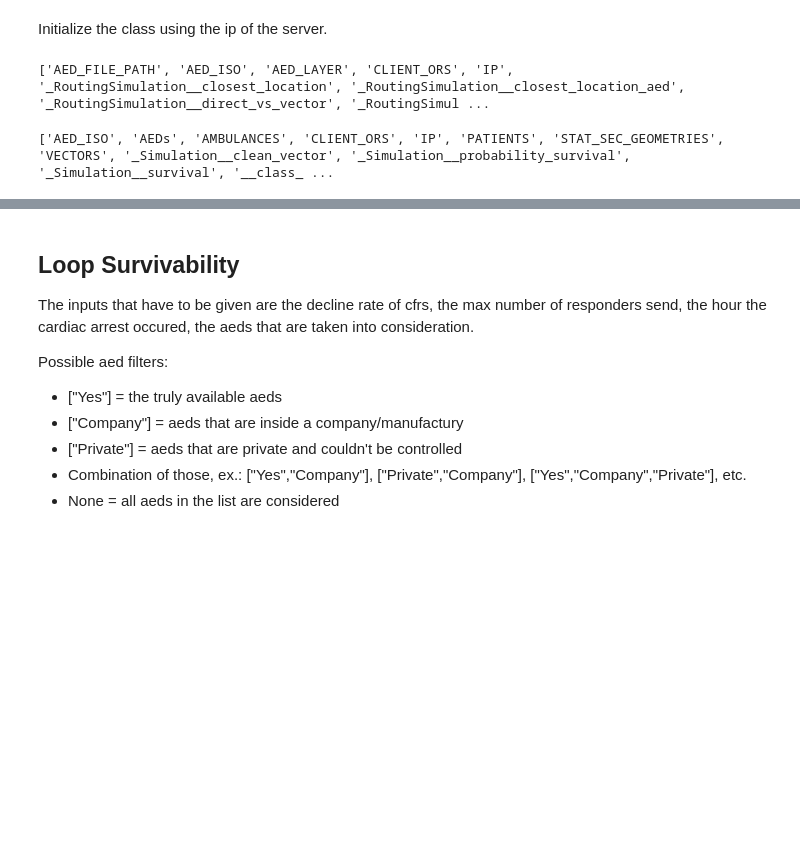
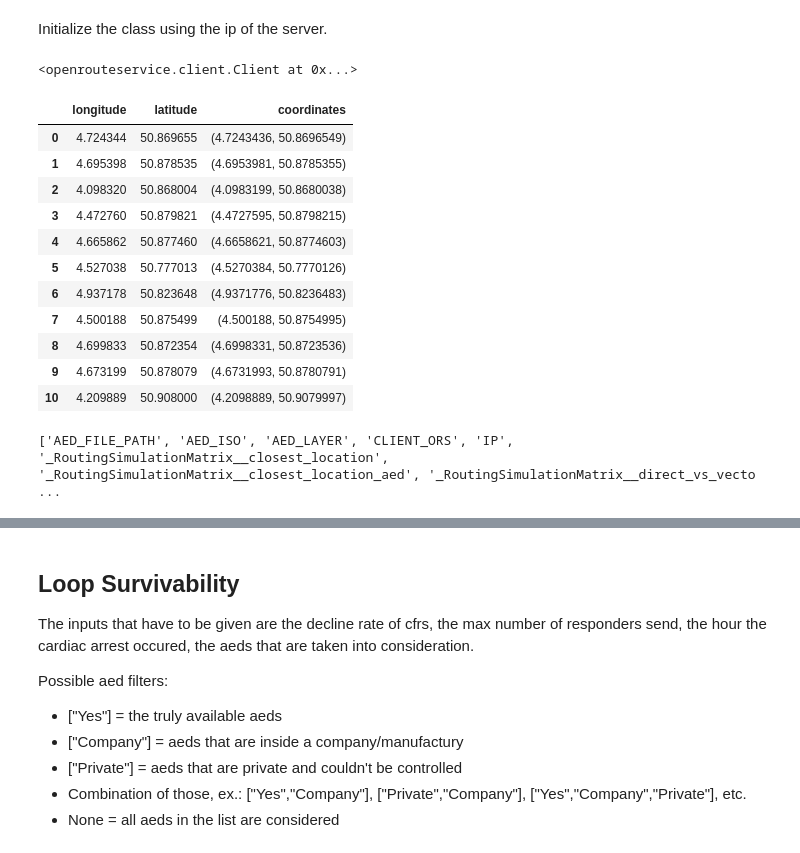
Before and after one commit to Leowiser/AED-Route-Optimization-MDA-Project, a Jupyter notebook: Simulation_Run.ipynb, the cells around one changed output, grey strips where cells are left out. Cells and saved outputs as stored; diff of their text form; code cells hidden in the pictures; blank space fills up the shorter version.

Commit message:
New Simulation classes using matrices and batches

```diff
--- a/Simulation_Run.ipynb
+++ b/Simulation_Run.ipynb
@@ -15,3 +14,5 @@ ip = "3.123.42.170"
+# %%
+ip = "3.67.195.26"
 # %%
 Simulations = Simulation(ip)
 # %%
@@ -19,8 +22,23 @@ routing = RoutingSimulation(ip)
+# %%
+RoutingMatrix.CLIENT_ORS
+# %% [output]
+<openrouteservice.client.Client at 0x...>
+# %%
+Simulations.VECTORS
+# %% [output]
+|  | longitude | latitude | coordinates |
+| 0 | 4.724344 | 50.869655 | (4.7243436, 50.8696549) |
+| 1 | 4.695398 | 50.878535 | (4.6953981, 50.8785355) |
+| 2 | 4.098320 | 50.868004 | (4.0983199, 50.8680038) |
+| 3 | 4.472760 | 50.879821 | (4.4727595, 50.8798215) |
+| 4 | 4.665862 | 50.877460 | (4.6658621, 50.8774603) |
+| 5 | 4.527038 | 50.777013 | (4.5270384, 50.7770126) |
+| 6 | 4.937178 | 50.823648 | (4.9371776, 50.8236483) |
+| 7 | 4.500188 | 50.875499 | (4.500188, 50.8754995) |
+| 8 | 4.699833 | 50.872354 | (4.6998331, 50.8723536) |
+| 9 | 4.673199 | 50.878079 | (4.6731993, 50.8780791) |
+| 10 | 4.209889 | 50.908000 | (4.2098889, 50.9079997) |
 # %%
-print(dir(routing))
+print(dir(RoutingMatrix))
 # %% [output]
-['AED_FILE_PATH', 'AED_ISO', 'AED_LAYER', 'CLIENT_ORS', 'IP', '_RoutingSimulation__closest_location', '_RoutingSimulation__closest_location_aed', '_RoutingSimulation__direct_vs_vector', '_RoutingSimul ...
+['AED_FILE_PATH', 'AED_ISO', 'AED_LAYER', 'CLIENT_ORS', 'IP', '_RoutingSimulationMatrix__closest_location', '_RoutingSimulationMatrix__closest_location_aed', '_RoutingSimulationMatrix__direct_vs_vecto ...
-# %%
-print(dir(Simulations))
-# %% [output]
-['AED_ISO', 'AEDs', 'AMBULANCES', 'CLIENT_ORS', 'IP', 'PATIENTS', 'STAT_SEC_GEOMETRIES', 'VECTORS', '_Simulation__clean_vector', '_Simulation__probability_survival', '_Simulation__survival', '__class_ ...
```
Also changed, not shown: parts of 23 cells of this notebook, 8 other files.
